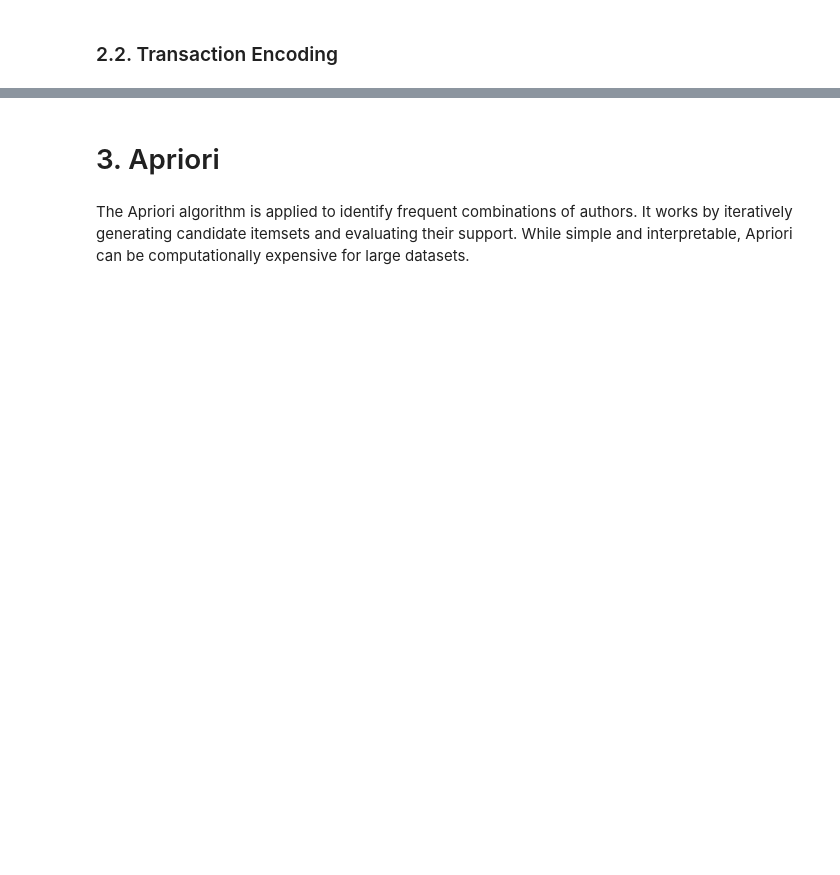
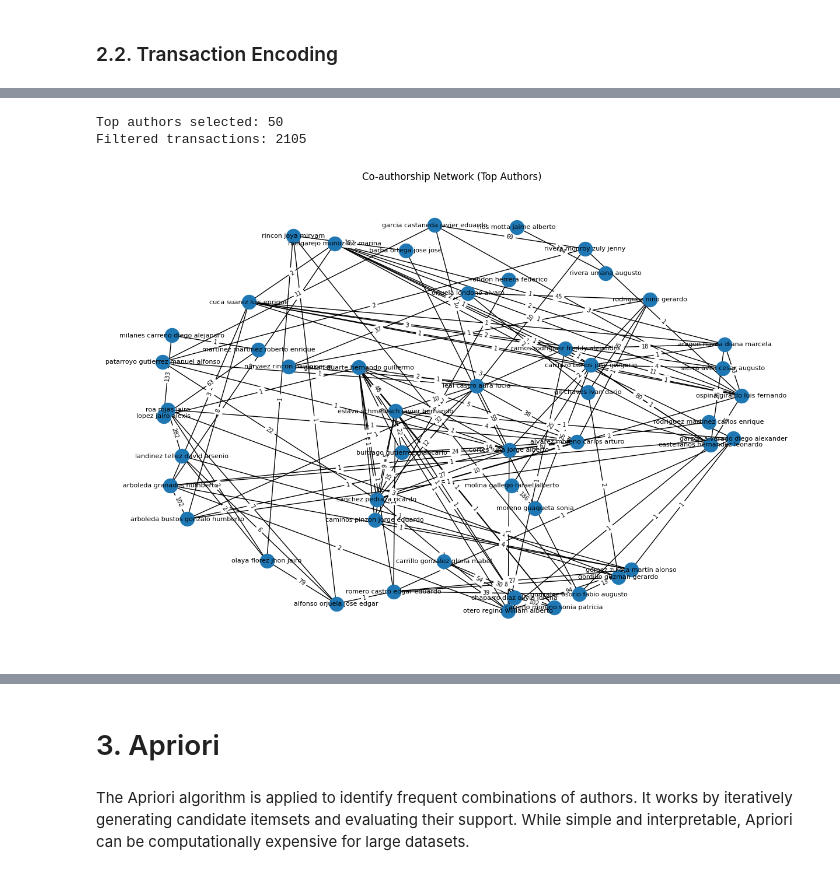
Before and after one commit to fvalderramab/proyecto_horus, a Jupyter notebook: notebooks/03_association.ipynb, the cells around one changed output, grey strips where cells are left out. Cells and saved outputs as stored; diff of their text form; code cells hidden in the pictures; blank space fills up the shorter version.

```diff
--- a/notebooks/03_association.ipynb
+++ b/notebooks/03_association.ipynb
@@ -31,3 +35,8 @@ if IN_COLAB:
     base_path = Path("/content/drive/Shareddrives/Minería/proyecto_horus/data/")
 else:
     base_path = Path("../data/")
+
+df = pd.read_parquet(base_path / "processed/products_modeling.parquet")
+
+print(df.shape)
+df.head()
@@ -38,5 +55,4 @@ Defines the preprocessing logic for coauthor data. The *normalize_for_match* fun
 # %%
-# 1.3. Coauthor cleaning functions
 def normalize_for_match(name):
     name = str(name).lower().strip()
     name = ''.join(c for c in unicodedata.normalize('NFD', name)
@@ -44,14 +60,12 @@ def normalize_for_match(name):
     name = re.sub(r'[.,]', '', name)
     return ' '.join(name.split())
 
-def clean_coauthors_for_rules(text):
+def parse_coauthors(text):
     if pd.isna(text):
         return []
 
-    authors = [
+    return [
         normalize_for_match(name)
         for name in str(text).split(',')
         if name.strip()
     ]
-
-    return list(set(authors))
@@ -131,6 +76,10 @@ transactions.head()
 # %%
-transactions = active_research_professors.apply(clean_coauthors_for_rules)
+transactions = df['active_coauthors'].apply(parse_coauthors)
 
-print("Sample transactions:")
+transactions = transactions[
+    transactions.apply(len) > 1
+]
+
+print(f"Transactions: {len(transactions)}")
 transactions.head()
 # %% [output]
@@ -224,0 +146,55 @@ Error:
+# %%
+TOP_N = 50
+
+top_authors = {
+    a for a, _ in author_counts.most_common(TOP_N)
+}
+
+print(f"Top authors selected: {len(top_authors)}")
+
+filtered_transactions_top = transactions_filtered.apply(
+    lambda authors: [a for a in authors if a in top_authors]
+)
+
+filtered_transactions_top = filtered_transactions_top[
+    filtered_transactions_top.apply(len) > 1
+]
+
+print(f"Filtered transactions: {len(filtered_transactions_top)}")
+
+cooccurrence = Counter()
+
+for trans in filtered_transactions_top:
+    for pair in combinations(trans, 2):
+        cooccurrence[tuple(sorted(pair))] += 1
+
+G = nx.Graph()
+
+for (a1, a2), w in cooccurrence.items():
+    G.add_edge(a1, a2, weight=w)
+
+plt.figure(figsize=(12, 8))
+pos = nx.spring_layout(
+    G,
+    k=3,
+    iterations=50,
+    seed=42
+)
+
+nx.draw(G, pos, with_labels=True, node_size=300, font_size=8)
+
+edge_labels = nx.get_edge_attributes(G, 'weight')
+
+nx.draw_networkx_edge_labels(
+    G,
+    pos,
+    edge_labels=edge_labels,
+    font_size=7
+)
+
+plt.title("Co-authorship Network (Top Authors)")
+plt.show()
+# %% [output]
+Top authors selected: 50
+Filtered transactions: 2105
+[figure, added]
```
Also changed, not shown: parts of 41 cells of this notebook, 1 other file.
